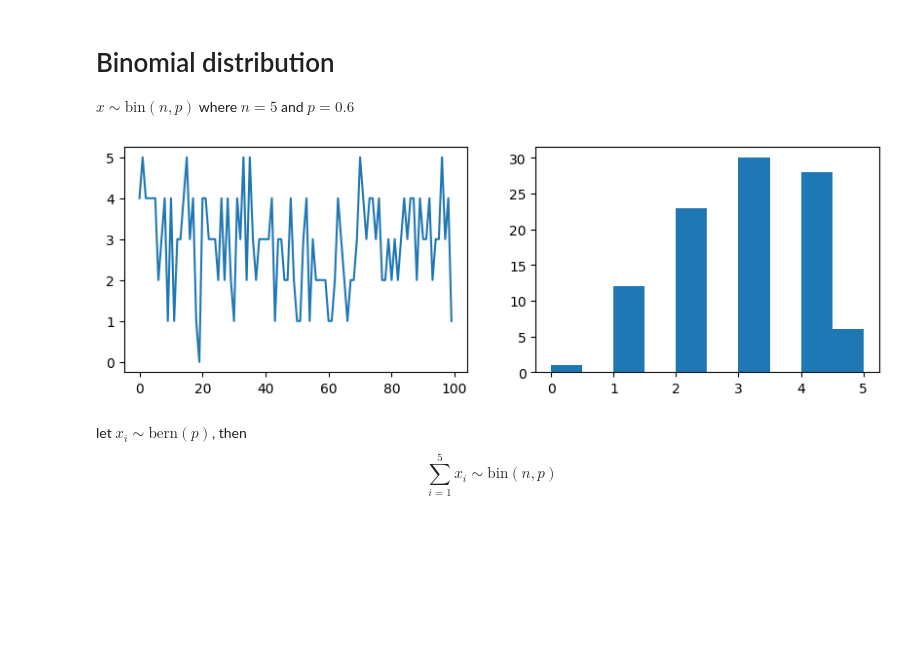
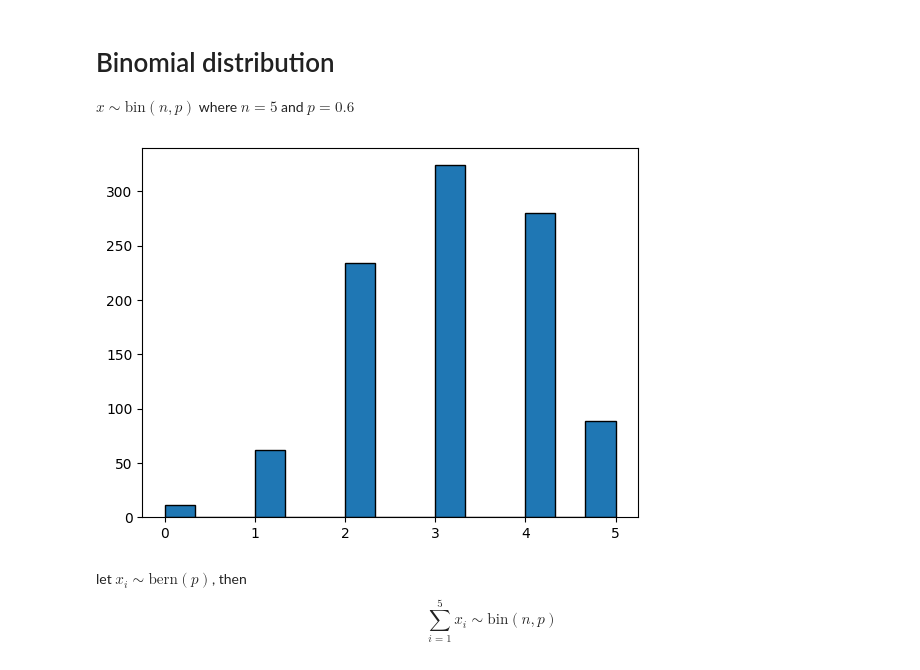
Before and after one commit to AzmainBiswas/Monte_Carlo, a Jupyter notebook: Generating Random Variable/Discrite.ipynb, the cells around one changed output. Drawn from its saved outputs; the diff is of its cells as text; code cells hidden in the pictures; blank space fills up the shorter version.

```diff
--- a/Generating Random Variable/Discrite.ipynb
+++ b/Generating Random Variable/Discrite.ipynb
@@ -37,14 +74,11 @@ $x\sim \text{bin}(n,p)$ where $n = 5$ and $ p = 0.6$
 # %%
 # numpy
 
-Bin_np = np.random.binomial(n=5, p=0.6, size=100)
-plt.subplot(1, 2, 1)
-plt.plot(Bin_np)
-plt.subplot(1, 2, 2)
-plt.hist(Bin_np)
+Bin_np = np.random.binomial(n=5, p=0.6, size=1000)
+plt.hist(Bin_np, edgecolor="black", bins=15)
 plt.show()
 # %% [output]
-[figure, old version]
+[figure, new version]
 # %% [markdown]
 let $x_i\sim \text{bern}(p)$,
 then $$\sum_{i=1}^{5}x_i\sim \text{bin}(n,p)$$
```
Also changed, not shown: parts of 8 cells of this notebook, 11 other files.
